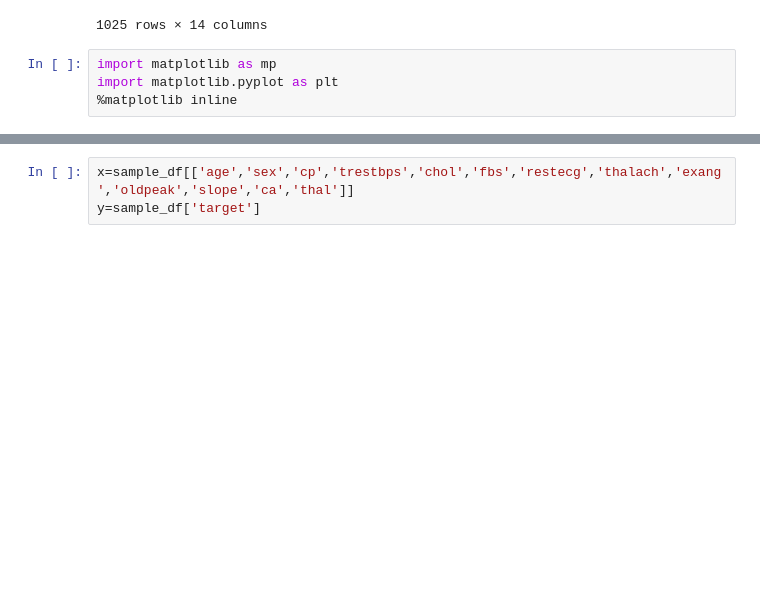
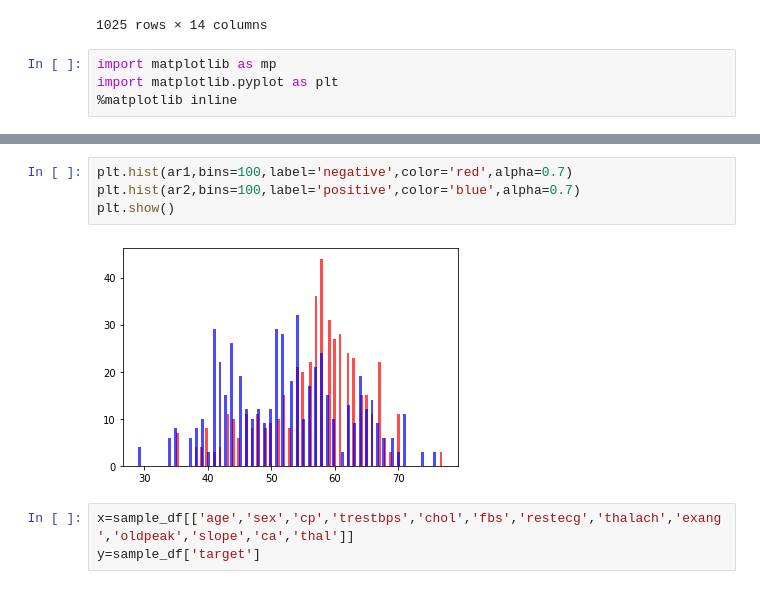
Before and after one commit to deepak-1197/small-projects, a Jupyter notebook: Heart_Disease.ipynb, the cells around one changed output, grey strips where cells are left out. Drawn from its saved outputs; the diff is of its cells as text; blank space fills up the shorter version.

```diff
--- a/Heart_Disease.ipynb
+++ b/Heart_Disease.ipynb
@@ -54,3 +108,9 @@ import matplotlib.pyplot as plt
+# %%
+plt.hist(ar1,bins=100,label='negative',color='red',alpha=0.7)
+plt.hist(ar2,bins=100,label='positive',color='blue',alpha=0.7)
+plt.show()
+# %% [output]
+[figure, added]
 # %%
 x=sample_df[['age','sex','cp','trestbps','chol','fbs','restecg','thalach','exang','oldpeak','slope','ca','thal']]
 y=sample_df['target']
```
Also changed, not shown: parts of 4 cells of this notebook.
